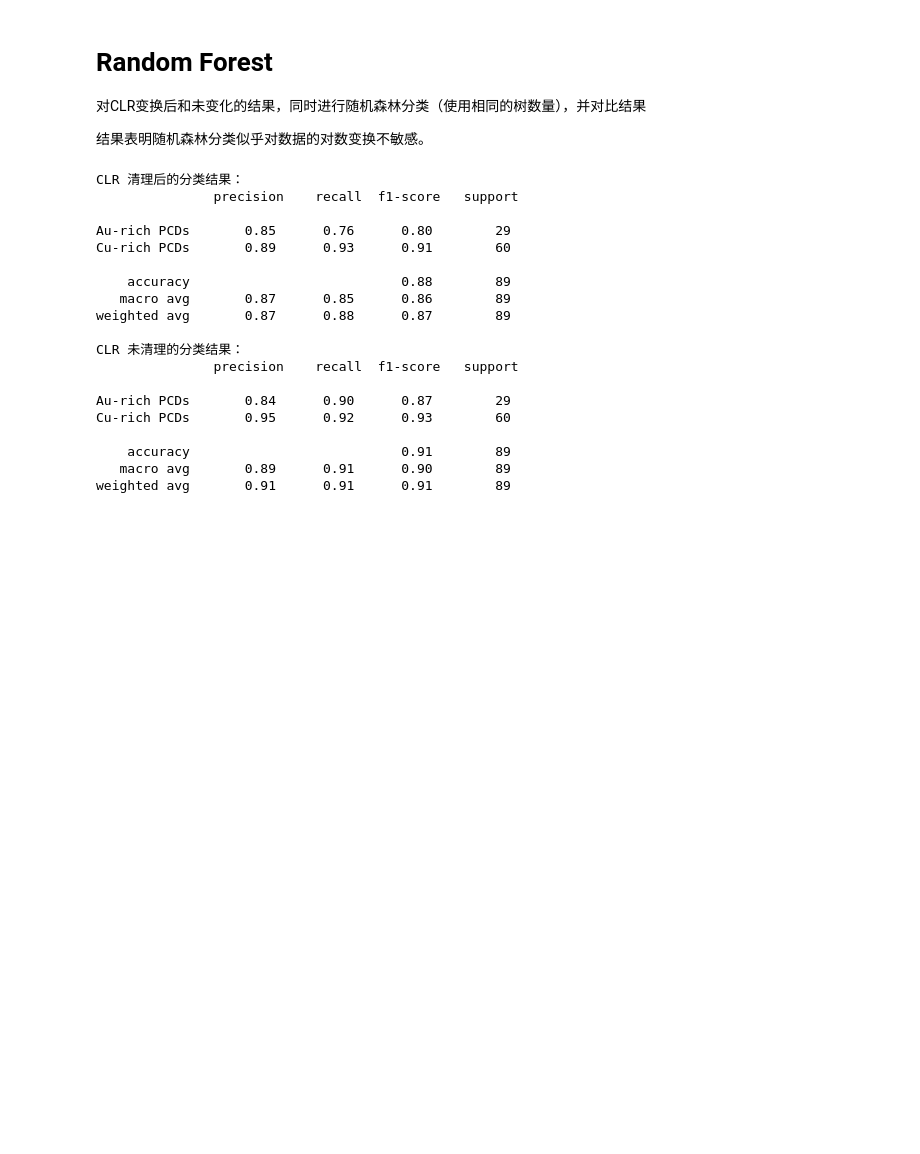
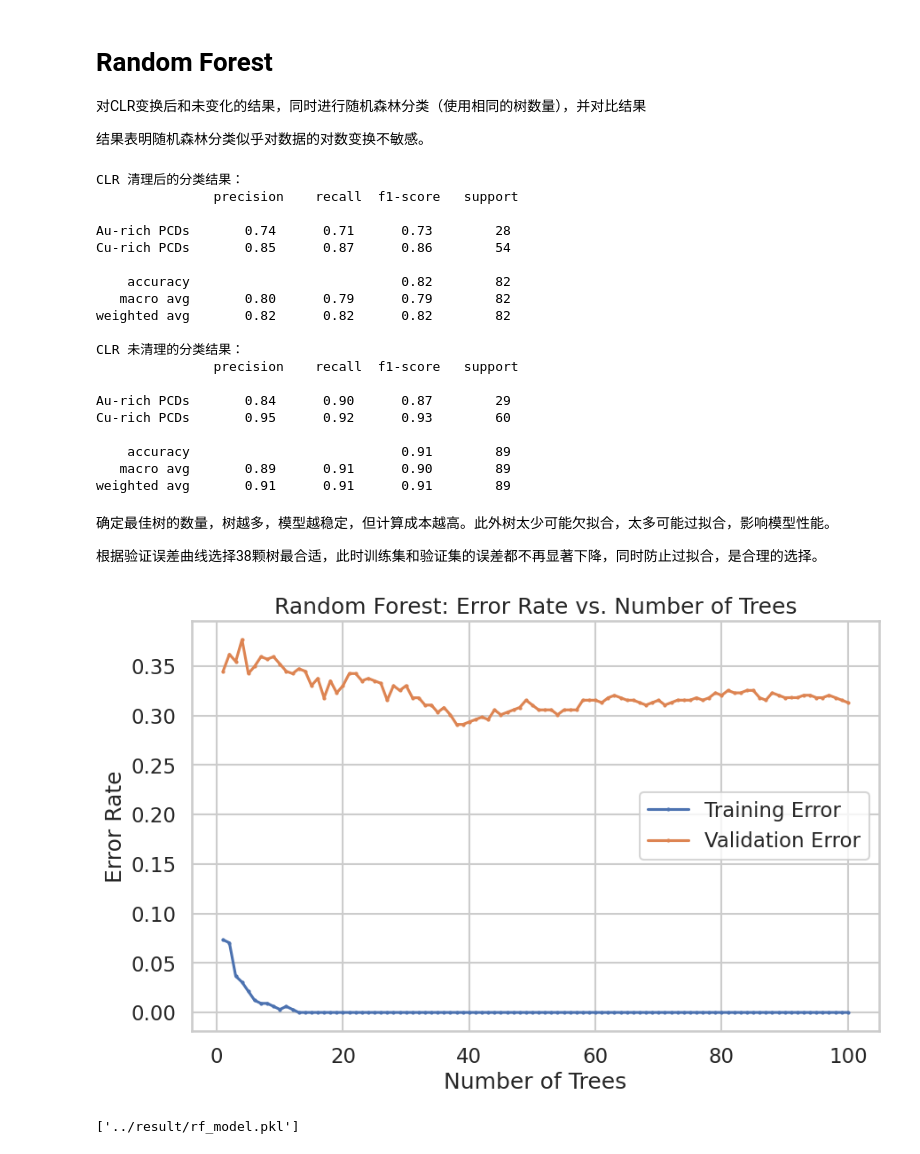
Before and after one commit to hx101700/data-science-project, a Jupyter notebook: code/process.ipynb, the cells around one changed output. Saved outputs shown, nothing was run; the diff lists cells and outputs as text; code cells hidden in the pictures; blank space fills up the shorter version.

```diff
--- a/code/process.ipynb
+++ b/code/process.ipynb
@@ -227,3 +228,7 @@ KeyError: 'K2O'
+# %%
+# 去除异常值
+df_finial = df_proc[~mask]
+df_finial = df_finial.drop(columns=outlier_cols)
 # %% [markdown]
 # Random Forest
 对CLR变换后和未变化的结果，同时进行随机森林分类（使用相同的树数量），并对比结果
@@ -235,8 +240,8 @@ from sklearn.ensemble import RandomForestClassifier
 from sklearn.model_selection import train_test_split
 from sklearn.metrics import classification_report, confusion_matrix
 
-X = df_clr.drop(['Label', 'Deposit'], axis=1)
-y = df_clr['Label']
+X = df_finial.drop(['Label', 'Deposit'], axis=1)
+y = df_finial['Label']
 
 X_train, X_test, y_train, y_test = train_test_split(X, y, test_size=0.2, random_state=0)
 rf = RandomForestClassifier(n_estimators=3, random_state=0)
@@ -255,12 +260,12 @@ print('CLR 未清理的分类结果：\n', classification_report(y_test, y_pred)
 CLR 清理后的分类结果：
                precision    recall  f1-score   support
 
-Au-rich PCDs       0.85      0.76      0.80        29
-Cu-rich PCDs       0.89      0.93      0.91        60
+Au-rich PCDs       0.74      0.71      0.73        28
+Cu-rich PCDs       0.85      0.87      0.86        54
 
-    accuracy                           0.88        89
-   macro avg       0.87      0.85      0.86        89
-weighted avg       0.87      0.88      0.87        89
+    accuracy                           0.82        82
+   macro avg       0.80      0.79      0.79        82
+weighted avg       0.82      0.82      0.82        82
 
 CLR 未清理的分类结果：
                precision    recall  f1-score   support
@@ -271,3 +276,60 @@ Cu-rich PCDs       0.95      0.92      0.93        60
     accuracy                           0.91        89
    macro avg       0.89      0.91      0.90        89
 weighted avg       0.91      0.91      0.91        89
+# %% [markdown]
+确定最佳树的数量，树越多，模型越稳定，但计算成本越高。此外树太少可能欠拟合，太多可能过拟合，影响模型性能。
+
+根据验证误差曲线选择38颗树最合适，此时训练集和验证集的误差都不再显著下降，同时防止过拟合，是合理的选择。
+# %%
+import matplotlib.pyplot as plt
+from sklearn.ensemble import RandomForestClassifier
+from sklearn.model_selection import cross_val_score
+from sklearn.metrics import accuracy_score
+
+# 定义要测试的树的数量范围
+n_trees = range(1, 101, 1)
+
+# 存储训练和验证分数
+train_scores = []
+val_scores = []
+
+X = df_finial.drop(['Label', 'Deposit'], axis=1)
+y = df_finial['Label']
+X_train, X_test, y_train, y_test = train_test_split(X, y, test_size=0.2, random_state=0)
+
+# 对每个树的数量进行测试
+for n in n_trees:
+    # 创建随机森林分类器
+    rf = RandomForestClassifier(n_estimators=n, random_state=1)
+    rf.fit(X_train, y_train)
+
+    # 输出训练集错误率
+    train_pred = rf.predict(X_train)
+    train_score = accuracy_score(y_train, train_pred)
+    train_scores.append(1 - train_score)  # 转换为误差
+
+    # 使用交叉验证计算验证分数
+    val_score = cross_val_score(rf, X, y, cv=5, scoring='accuracy').mean()
+    val_scores.append(1 - val_score)  # 转换为误差
+
+# 绘制误差曲线
+plt.figure(figsize=(10, 6))
+plt.plot(n_trees, train_scores, label='Training Error', marker='o', markersize=2)
+plt.plot(n_trees, val_scores, label='Validation Error', marker='o', markersize=2)
+plt.xlabel('Number of Trees')
+plt.ylabel('Error Rate')
+plt.title('Random Forest: Error Rate vs. Number of Trees')
+plt.legend()
+plt.grid(True)
+# %% [output]
+[figure, added]
+# %%
+rf = RandomForestClassifier(n_estimators=38, random_state=0)
+X_train, X_test, y_train, y_test = train_test_split(X, y, test_size=0.2, random_state=0)
+rf.fit(X_train, y_train)
+
+# 保存模型
+import joblib
+joblib.dump(rf, '../result/rf_model.pkl')
+# %% [output]
+['../result/rf_model.pkl']
```
Also changed, not shown: parts of 13 cells of this notebook, 5 other files.
